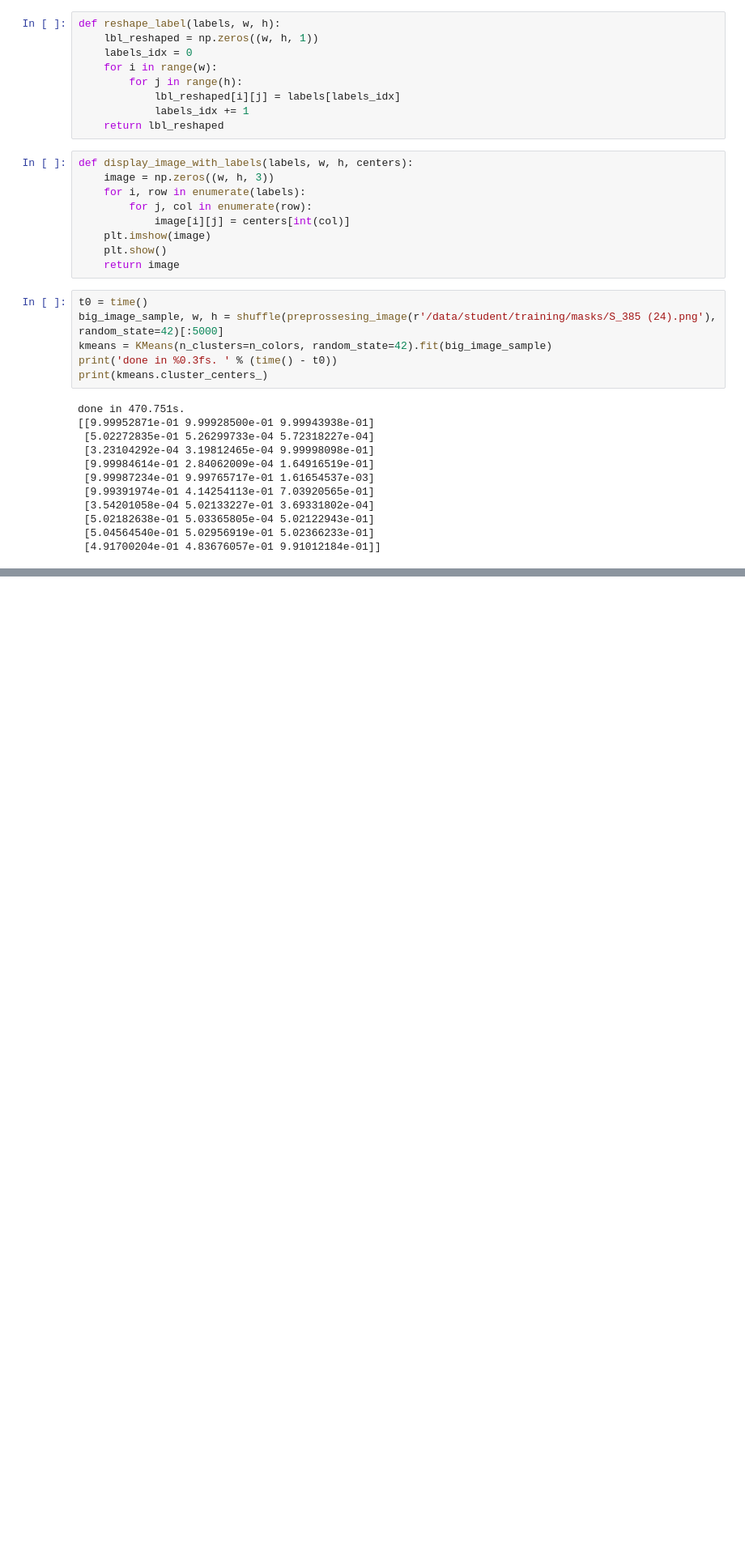
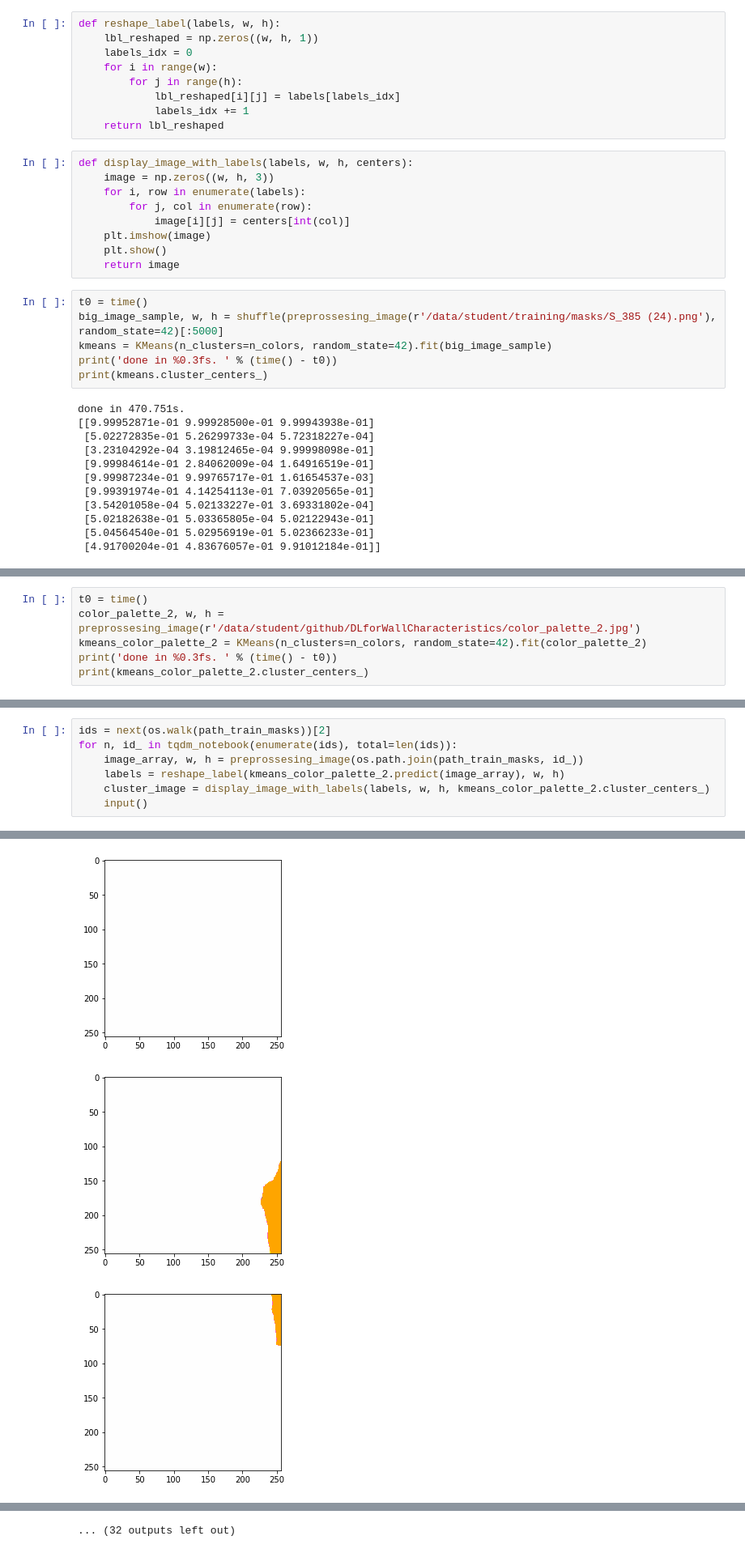
Before and after one commit to 785pavan/DLforWallCharacteristics, a Jupyter notebook: model_basic/kmeans_masks.ipynb, the cells around one changed output, grey strips where cells are left out. Shown at 81% size. Saved outputs shown, nothing was run; the diff lists cells and outputs as text; blank space fills up the shorter version.

```diff
--- a/model_basic/kmeans_masks.ipynb
+++ b/model_basic/kmeans_masks.ipynb
@@ -82,0 +122,6 @@ for n, id_ in tqdm_notebook(enumerate(ids), total=len(ids)):
+# %%
+t0 = time()
+color_palette_2, w, h = preprossesing_image(r'/data/student/github/DLforWallCharacteristics/color_palette_2.jpg')
+kmeans_color_palette_2 = KMeans(n_clusters=n_colors, random_state=42).fit(color_palette_2)
+print('done in %0.3fs. ' % (time() - t0))
+print(kmeans_color_palette_2.cluster_centers_)
@@ -82,0 +140,8 @@ for n, id_ in tqdm_notebook(enumerate(ids), total=len(ids)):
+# %%
+ids = next(os.walk(path_train_masks))[2]
+for n, id_ in tqdm_notebook(enumerate(ids), total=len(ids)):
+    image_array, w, h = preprossesing_image(os.path.join(path_train_masks, id_))
+    labels = reshape_label(kmeans_color_palette_2.predict(image_array), w, h)
+    cluster_image = display_image_with_labels(labels, w, h, kmeans_color_palette_2.cluster_centers_)
+    input()
+# %% [output]
@@ -82,0 +154,3 @@ for n, id_ in tqdm_notebook(enumerate(ids), total=len(ids)):
+[figure, added]
+[figure, added]
+[figure, added]
@@ -82,0 +160 @@ for n, id_ in tqdm_notebook(enumerate(ids), total=len(ids)):
+... (32 outputs left out)
```
Also changed, not shown: parts of 11 cells of this notebook, 1 other file.
